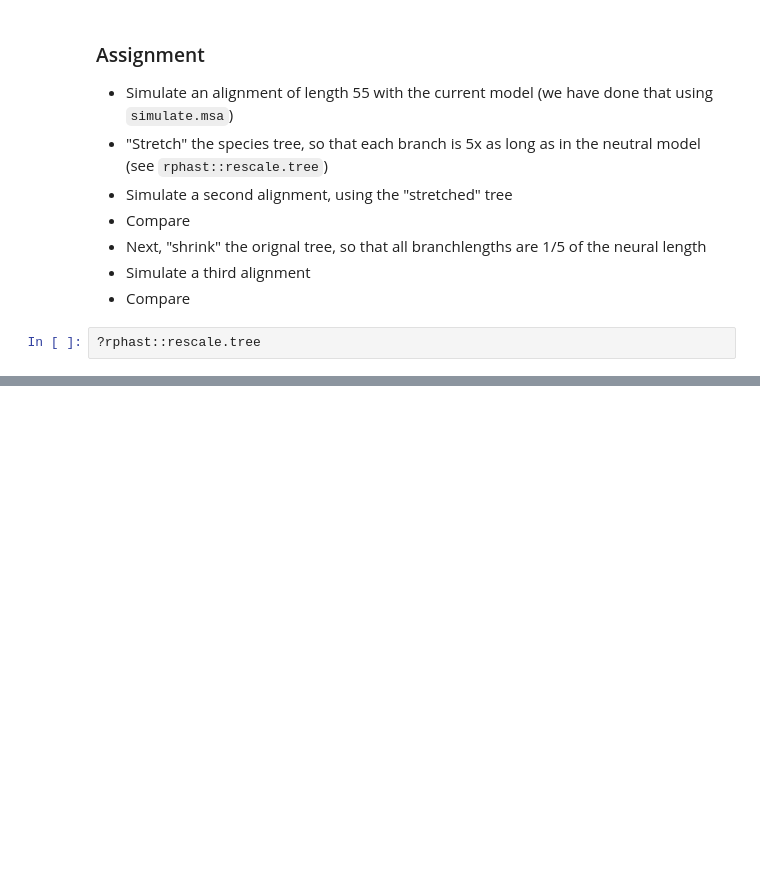
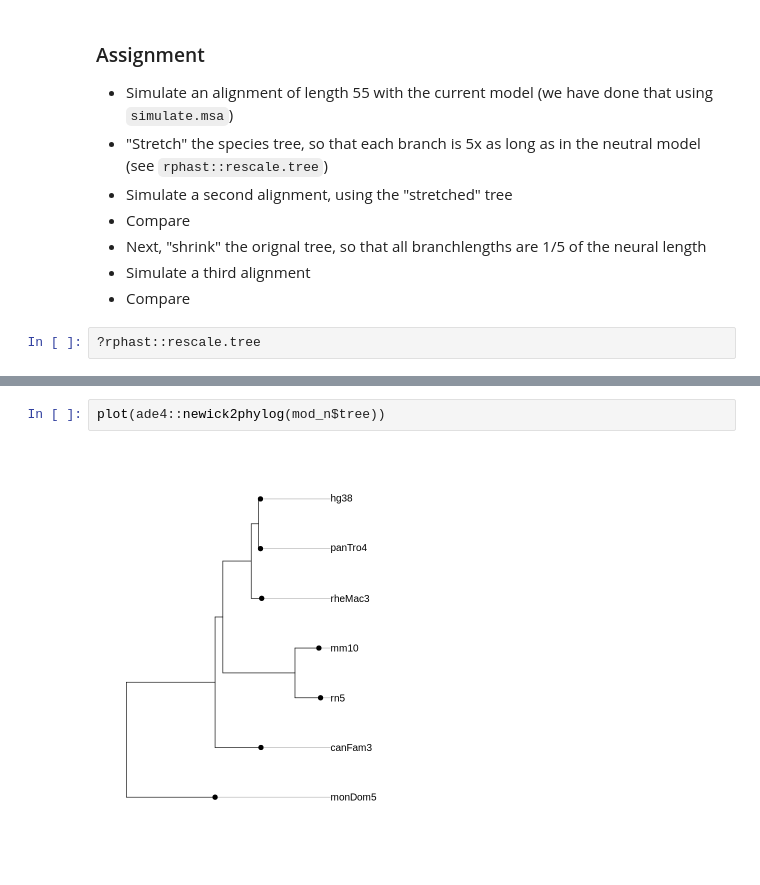
Before and after one commit to kostkalab/mol-evol_notebooks, a Jupyter notebook: lecture_mol_evol_03_29_2023.ipynb, the cells around one changed output, grey strips where cells are left out. Saved outputs shown, nothing was run; the diff lists cells and outputs as text; blank space fills up the shorter version.

```diff
--- a/lecture_mol_evol_03_29_2023.ipynb
+++ b/lecture_mol_evol_03_29_2023.ipynb
@@ -91,0 +88,4 @@ mod_n <- read.tm(tfle_name1)
+# %%
+plot(ade4::newick2phylog(mod_n$tree))
+# %% [output]
+[figure, added]
```
Also changed, not shown: parts of 16 cells of this notebook.
